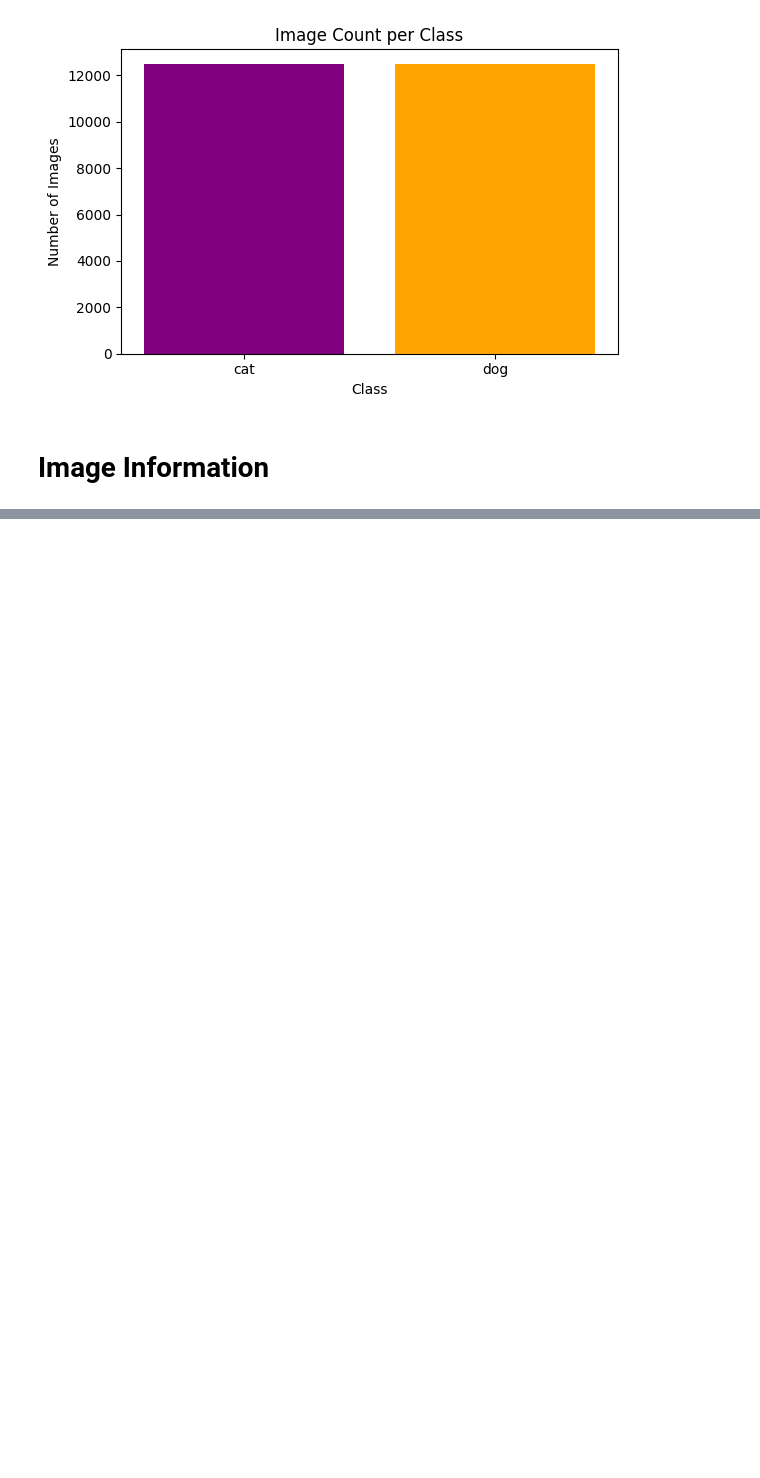
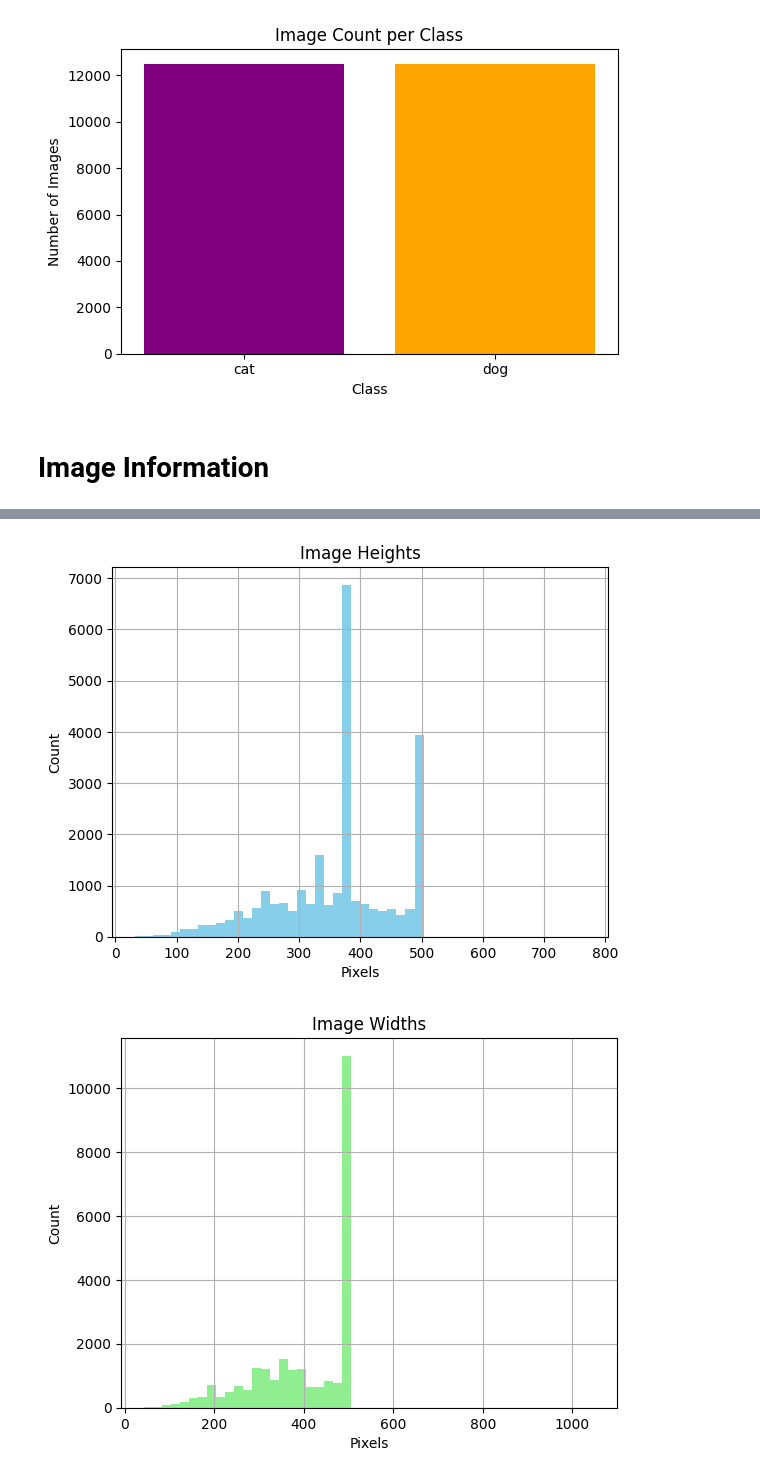
Before and after one commit to anamkhan12345/AnamKhan, a Jupyter notebook: cat_dog_CNN.ipynb, the cells around one changed output, grey strips where cells are left out. Drawn from its saved outputs; the diff is of its cells as text; code cells hidden in the pictures; blank space fills up the shorter version.

Commit message:
plot eda data

```diff
--- a/cat_dog_CNN.ipynb
+++ b/cat_dog_CNN.ipynb
@@ -171,3 +171,27 @@ Shape:
 50%      374.000000    447.00000       3.0
 75%      421.000000    499.00000       3.0
 max      768.000000   1050.00000       3.0
+# %%
+# Plots
+bins = 50
+
+df['height'].hist(bins=bins, color='skyblue')
+plt.title("Image Heights")
+plt.xlabel("Pixels")
+plt.ylabel("Count")
+plt.show()
+
+df['width'].hist(bins=bins, color='lightgreen')
+plt.title("Image Widths")
+plt.xlabel("Pixels")
+plt.ylabel("Count")
+plt.show()
+
+df['channels'].value_counts().plot(kind='bar', color='salmon')
+plt.title("Channel Counts")
+plt.xlabel("Channels")
+plt.ylabel("Count")
+plt.show()
+# %% [output]
+[figure, added]
+[figure, added]
```
Also changed, not shown: parts of 4 cells of this notebook.
